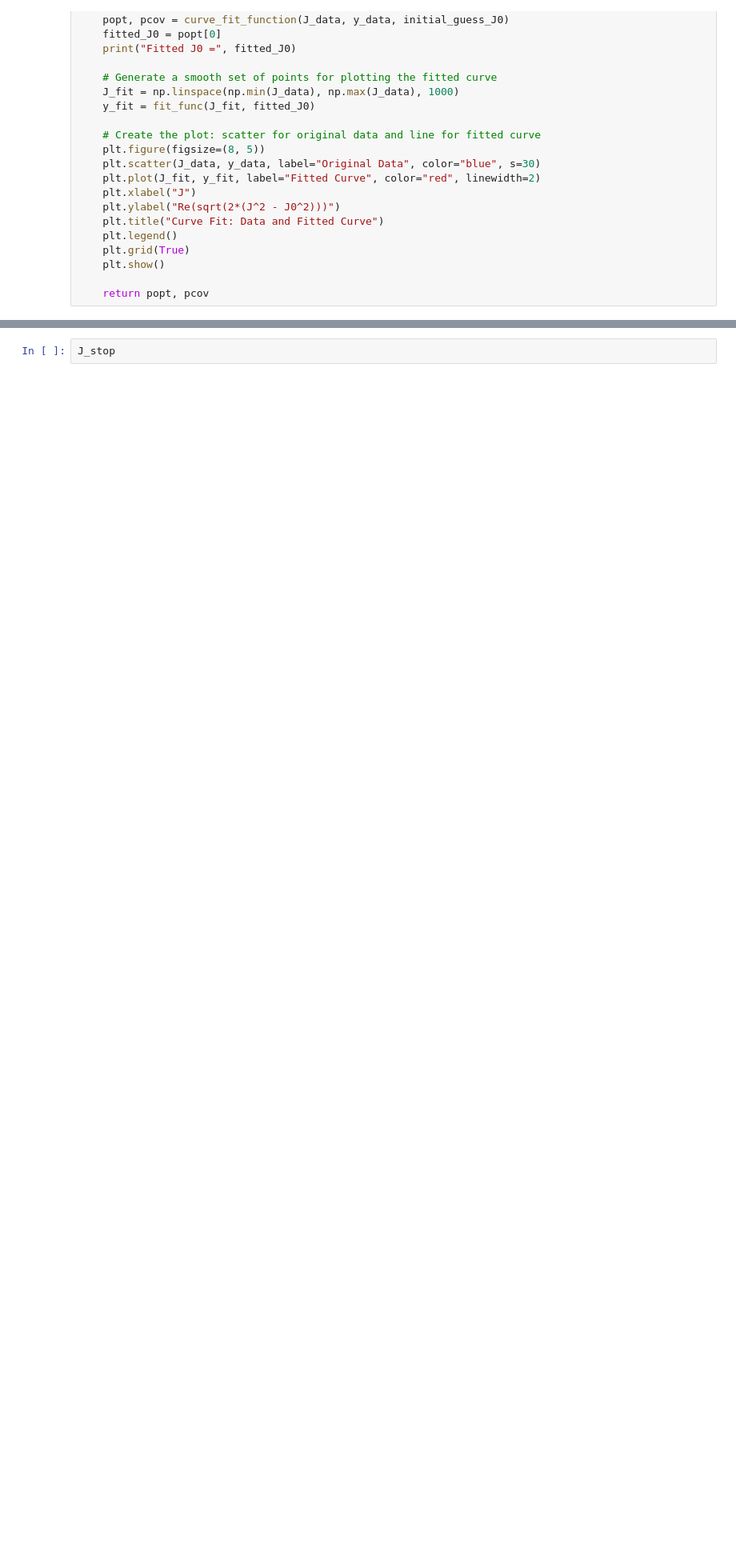
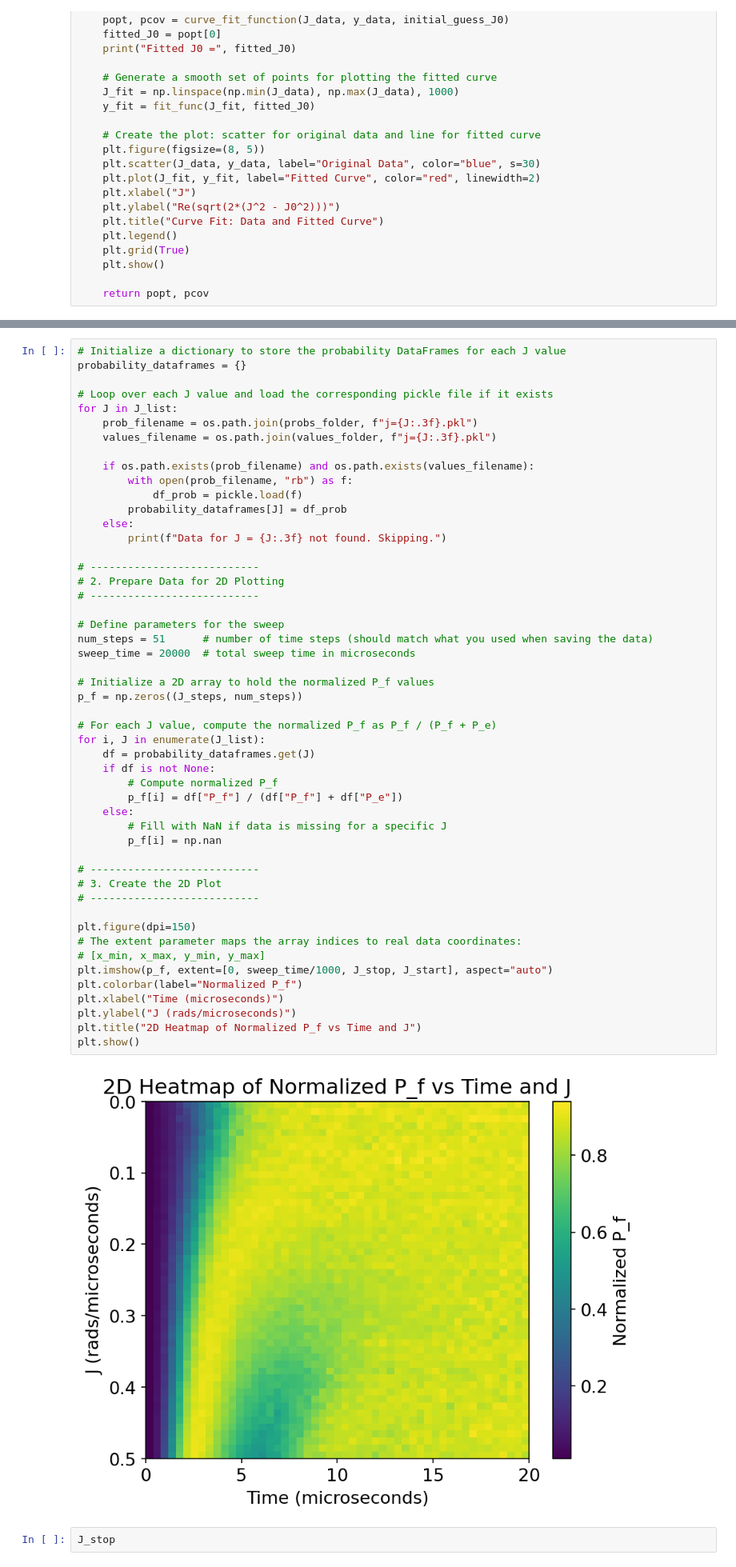
Before and after one commit to Katermurch/BlueFridgeNonLin, a Jupyter notebook: non_hermitian_rabi.ipynb, the cells around one changed output, grey strips where cells are left out. Shown at 80% size. Saved outputs shown, nothing was run; the diff lists cells and outputs as text; blank space fills up the shorter version.

```diff
--- a/non_hermitian_rabi.ipynb
+++ b/non_hermitian_rabi.ipynb
@@ -614,3 +696,55 @@ plt.show()
+# %%
+# Initialize a dictionary to store the probability DataFrames for each J value
+probability_dataframes = {}
+
+# Loop over each J value and load the corresponding pickle file if it exists
+for J in J_list:
+    prob_filename = os.path.join(probs_folder, f"j={J:.3f}.pkl")
+    values_filename = os.path.join(values_folder, f"j={J:.3f}.pkl")
+
+    if os.path.exists(prob_filename) and os.path.exists(values_filename):
+        with open(prob_filename, "rb") as f:
+            df_prob = pickle.load(f)
+        probability_dataframes[J] = df_prob
+    else:
+        print(f"Data for J = {J:.3f} not found. Skipping.")
+
+# ---------------------------
+# 2. Prepare Data for 2D Plotting
+# ---------------------------
+
+# Define parameters for the sweep
+num_steps = 51      # number of time steps (should match what you used when saving the data)
+sweep_time = 20000  # total sweep time in microseconds
+
+# Initialize a 2D array to hold the normalized P_f values
+p_f = np.zeros((J_steps, num_steps))
+
+# For each J value, compute the normalized P_f as P_f / (P_f + P_e)
+for i, J in enumerate(J_list):
+    df = probability_dataframes.get(J)
+    if df is not None:
+        # Compute normalized P_f
+        p_f[i] = df["P_f"] / (df["P_f"] + df["P_e"])
+    else:
+        # Fill with NaN if data is missing for a specific J
+        p_f[i] = np.nan
+
+# ---------------------------
+# 3. Create the 2D Plot
+# ---------------------------
+
+plt.figure(dpi=150)
+# The extent parameter maps the array indices to real data coordinates:
+# [x_min, x_max, y_min, y_max]
+plt.imshow(p_f, extent=[0, sweep_time/1000, J_stop, J_start], aspect="auto")
+plt.colorbar(label="Normalized P_f")
+plt.xlabel("Time (microseconds)")
+plt.ylabel("J (rads/microseconds)")
+plt.title("2D Heatmap of Normalized P_f vs Time and J")
+plt.show()
+# %% [output]
+[figure, added]
 # %%
 J_stop
 # %% [output]
```
Also changed, not shown: parts of 15 cells of this notebook, 40 other files.
